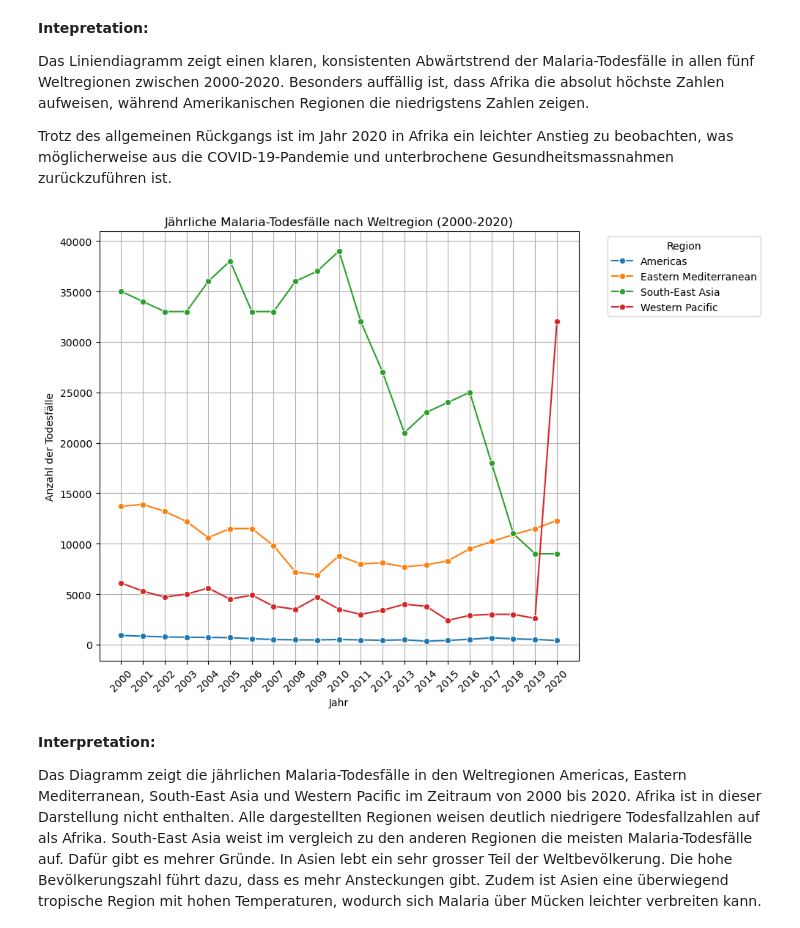
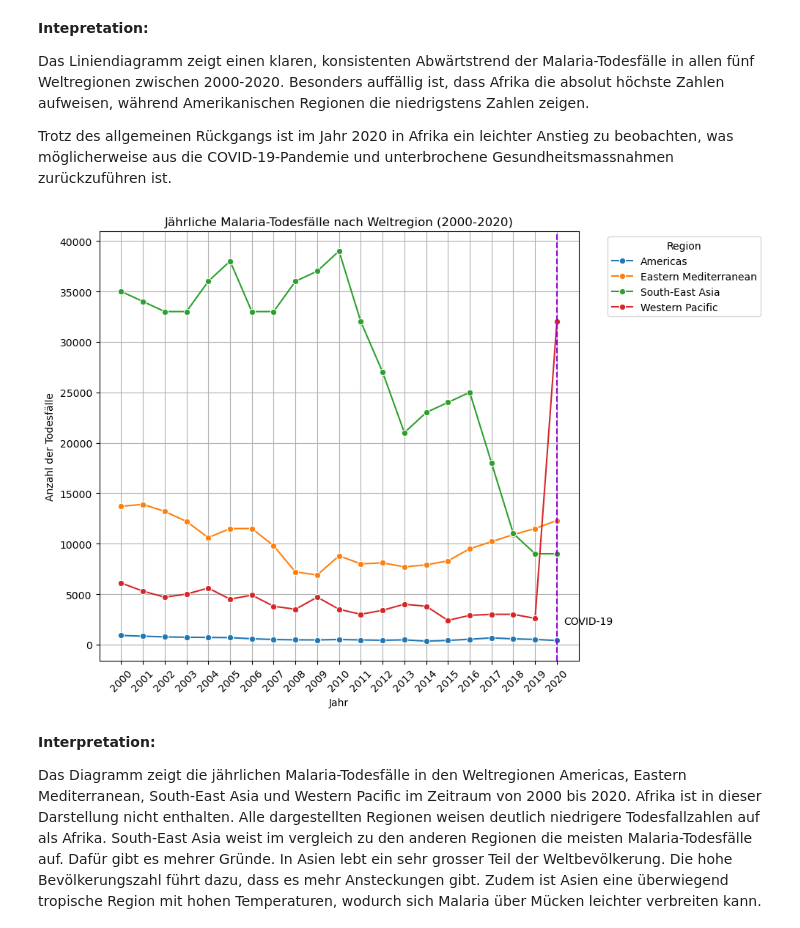
Before and after one commit to kipisha/Informatik-1, a Jupyter notebook: LN_Python_malaria.ipynb, the cells around one changed output. Cells and saved outputs as stored; diff of their text form; code cells hidden in the pictures.

```diff
--- a/LN_Python_malaria.ipynb
+++ b/LN_Python_malaria.ipynb
@@ -257,31 +247,32 @@ Trotz des allgemeinen Rückgangs ist im Jahr 2020 in Afrika ein leichter Anstieg
 # %%
 
 
 data = {'Year': list(range(2000, 2021)),
     'Americas':     [909, 832, 764, 726, 711, 687, 581, 503, 470, 463, 502, 464, 430, 470, 348, 414, 529, 664, 571, 509, 409],
     'Eastern Mediterranean':
     [13700, 13900, 13200, 12200, 10600, 11500, 11500, 9800, 7200, 6900, 8800, 8000, 8100, 7700, 7900, 8300, 9500, 10200, 10900, 11500, 12300],
     'South-East Asia':  [35000, 34000, 33000, 33000, 36000, 38000, 33000, 33000, 36000, 37000, 39000, 32000, 27000, 21000, 23000, 24000, 25000, 18000, 11000, 9000, 9000],
     'Western Pacific': [6100, 5300, 4700, 5000, 5600, 4500, 4900, 3800, 3500, 4700, 3500, 3000, 3400, 4000, 3800, 2400, 2900, 3000, 3000, 2600, 32006]}
 
 df_pivot = pd.DataFrame(data).set_index('Year')
 df_long = df_pivot.reset_index().melt(id_vars='Year', var_name='Region', value_name='MalariaDeaths')
 
 print()
 
 plt.figure(figsize=(12, 7))
 sns.lineplot(data=df_long, x='Year', y='MalariaDeaths', hue='Region', marker='o')
 plt.title('Jährliche Malaria-Todesfälle nach Weltregion (2000-2020)')
 plt.xlabel('Jahr')
 plt.ylabel('Anzahl der Todesfälle')
 plt.grid(True)
 plt.legend(title='Region', bbox_to_anchor=(1.05, 1), loc='upper left')
 plt.xticks(df_long['Year'].unique(), rotation=45)
-
+plt.axvline(x=2020, color='darkviolet', linestyle='--')
+plt.text(2020.3, 2000, 'COVID-19')
 plt.tight_layout(rect=[0, 0, 0.85, 1])
 plt.show()
 # %% [output]
-[figure, old version]
+[figure, new version]
 # %% [markdown]
 **Interpretation:**
 
```
Also changed, not shown: parts of 14 cells of this notebook.
